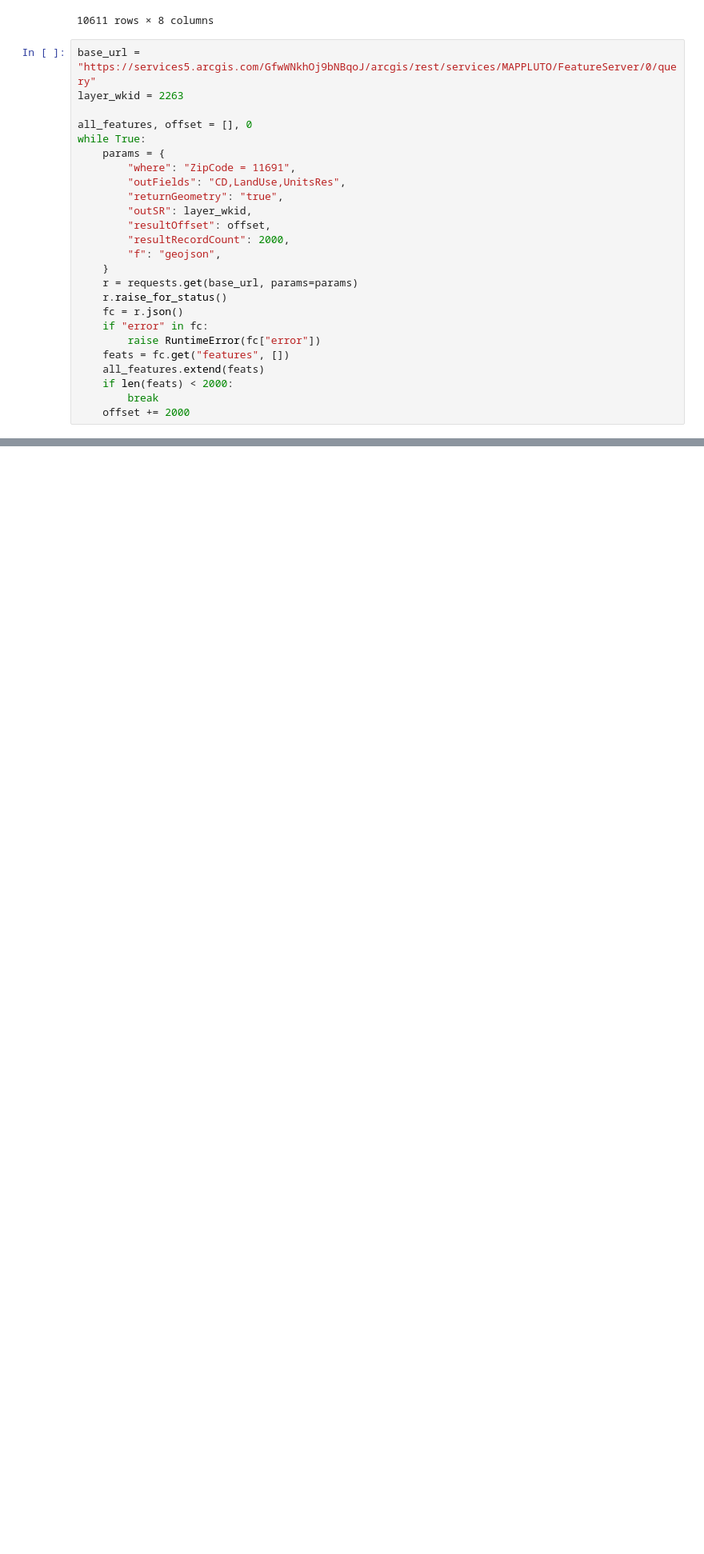
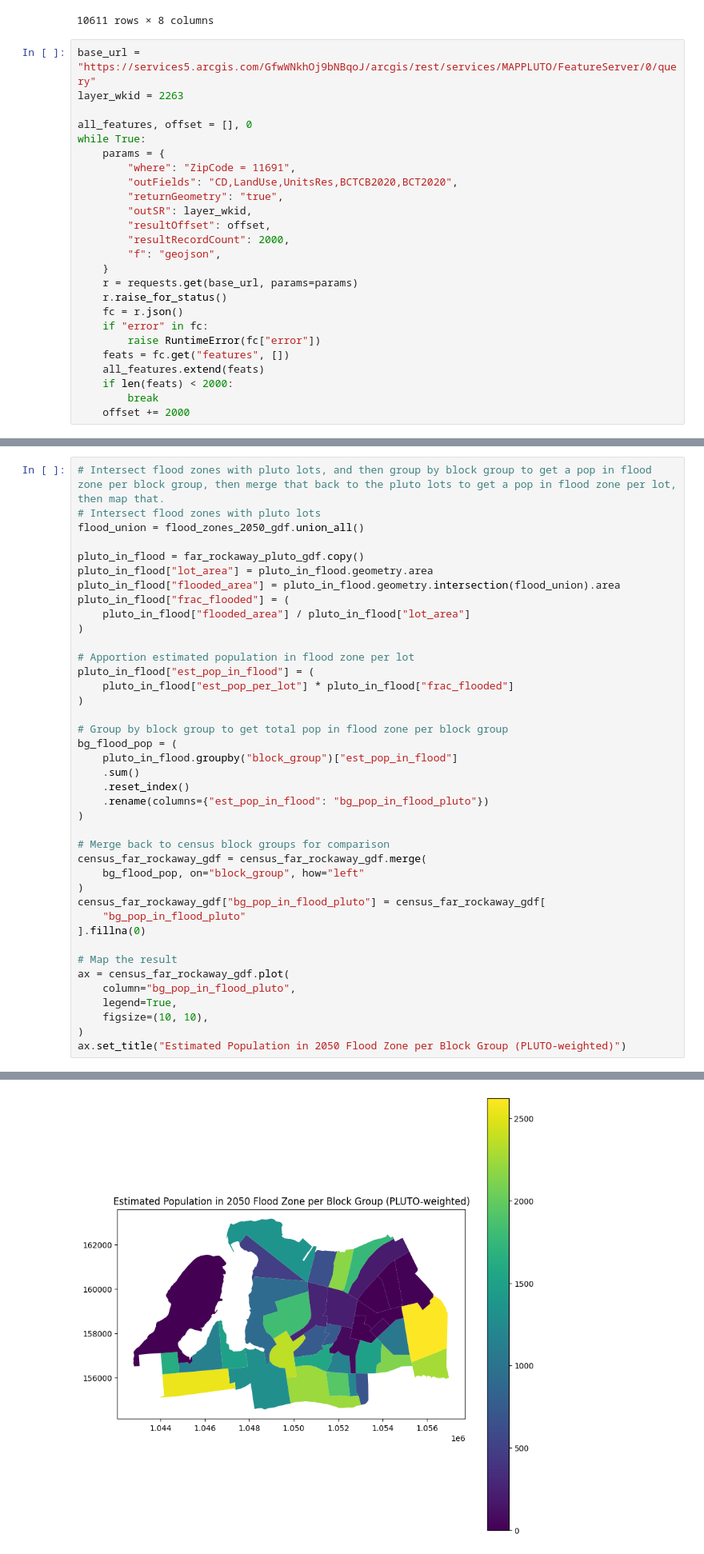
Before and after one commit to mapping-systems/cdp-mapping-systems, a Jupyter notebook: content/Tutorials/flood_vulnerability_proportional_split.ipynb, the cells around one changed output, grey strips where cells are left out. Shown at 80% size. Saved outputs shown, nothing was run; the diff lists cells and outputs as text; blank space fills up the shorter version.

```diff
--- a/content/Tutorials/flood_vulnerability_proportional_split.ipynb
+++ b/content/Tutorials/flood_vulnerability_proportional_split.ipynb
@@ -64,7 +61,7 @@ all_features, offset = [], 0
 while True:
     params = {
         "where": "ZipCode = 11691",
-        "outFields": "CD,LandUse,UnitsRes",
+        "outFields": "CD,LandUse,UnitsRes,BCTCB2020,BCT2020",
         "returnGeometry": "true",
         "outSR": layer_wkid,
         "resultOffset": offset,
@@ -148,0 +209,41 @@ Text(0.5, 1.0, 'Randomly distributed population points in Far Rockaway')
+# %%
+# Intersect flood zones with pluto lots, and then group by block group to get a pop in flood zone per block group, then merge that back to the pluto lots to get a pop in flood zone per lot, then map that.
+# Intersect flood zones with pluto lots
+flood_union = flood_zones_2050_gdf.union_all()
+
+pluto_in_flood = far_rockaway_pluto_gdf.copy()
+pluto_in_flood["lot_area"] = pluto_in_flood.geometry.area
+pluto_in_flood["flooded_area"] = pluto_in_flood.geometry.intersection(flood_union).area
+pluto_in_flood["frac_flooded"] = (
+    pluto_in_flood["flooded_area"] / pluto_in_flood["lot_area"]
+)
+
+# Apportion estimated population in flood zone per lot
+pluto_in_flood["est_pop_in_flood"] = (
+    pluto_in_flood["est_pop_per_lot"] * pluto_in_flood["frac_flooded"]
+)
+
+# Group by block group to get total pop in flood zone per block group
+bg_flood_pop = (
+    pluto_in_flood.groupby("block_group")["est_pop_in_flood"]
+    .sum()
+    .reset_index()
+    .rename(columns={"est_pop_in_flood": "bg_pop_in_flood_pluto"})
+)
+
+# Merge back to census block groups for comparison
+census_far_rockaway_gdf = census_far_rockaway_gdf.merge(
+    bg_flood_pop, on="block_group", how="left"
+)
+census_far_rockaway_gdf["bg_pop_in_flood_pluto"] = census_far_rockaway_gdf[
+    "bg_pop_in_flood_pluto"
+].fillna(0)
+
+# Map the result
+ax = census_far_rockaway_gdf.plot(
+    column="bg_pop_in_flood_pluto",
+    legend=True,
+    figsize=(10, 10),
+)
+ax.set_title("Estimated Population in 2050 Flood Zone per Block Group (PLUTO-weighted)")
+# %% [output]
@@ -148,0 +251 @@ Text(0.5, 1.0, 'Randomly distributed population points in Far Rockaway')
+[figure, added]
```
Also changed, not shown: parts of 16 cells of this notebook.
